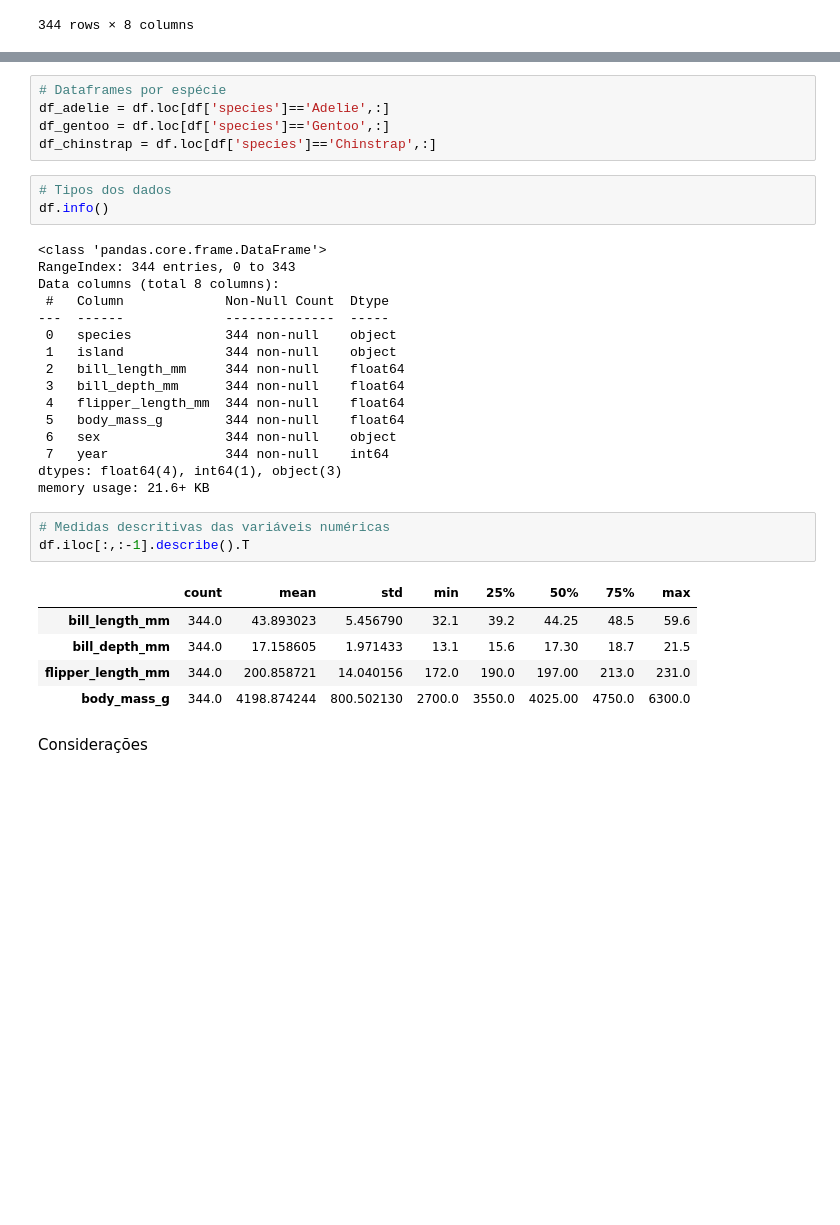
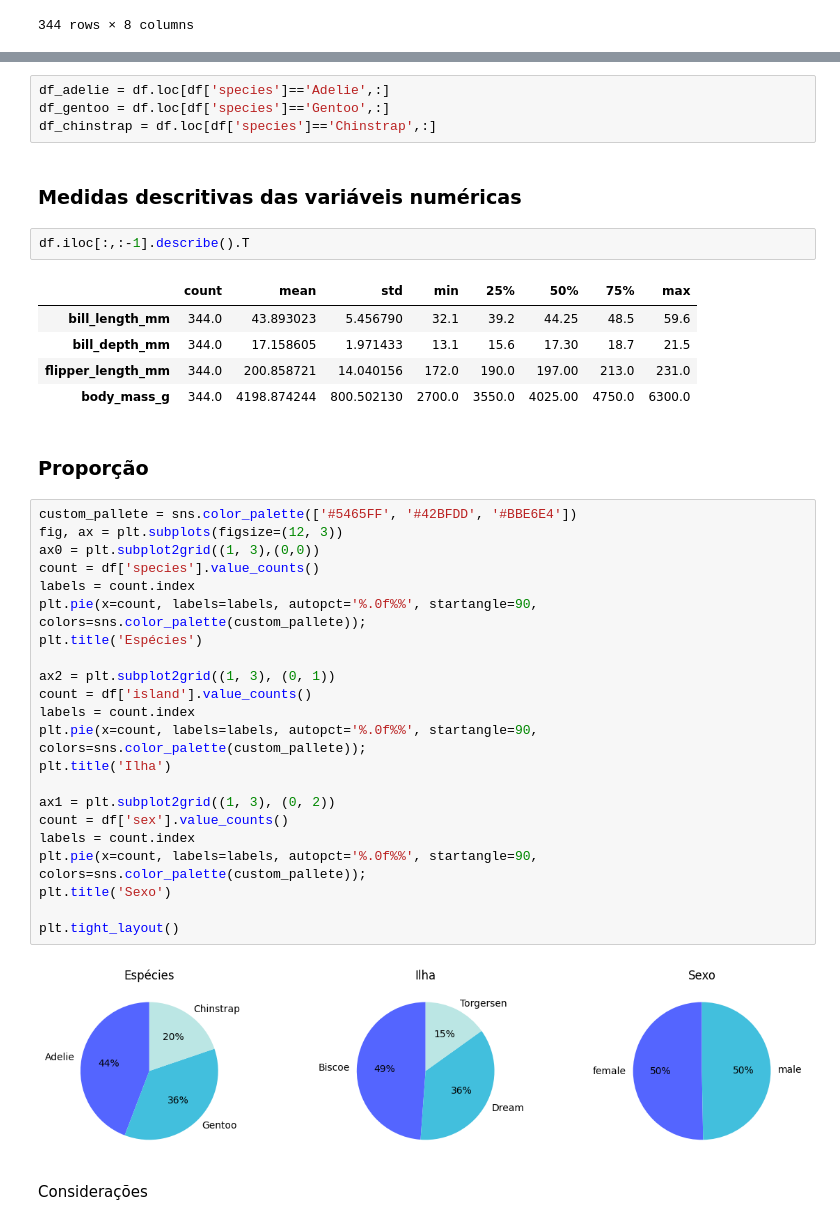
Before and after one commit to carolysg/projeto-pinguins, a Jupyter notebook: penguins.ipynb, the cells around one changed output, grey strips where cells are left out. Cells and saved outputs as stored; diff of their text form; blank space fills up the shorter version.

Commit message:
Análises de proporção

```diff
--- a/penguins.ipynb
+++ b/penguins.ipynb
@@ -231,29 +237,10 @@ dtype: int64
 # %%
-# Dataframes por espécie
 df_adelie = df.loc[df['species']=='Adelie',:]
 df_gentoo = df.loc[df['species']=='Gentoo',:]
 df_chinstrap = df.loc[df['species']=='Chinstrap',:]
-# %%
-# Tipos dos dados
-df.info()
-# %% [output]
-<class 'pandas.core.frame.DataFrame'>
-RangeIndex: 344 entries, 0 to 343
-Data columns (total 8 columns):
- #   Column             Non-Null Count  Dtype
----  ------             --------------  -----
- 0   species            344 non-null    object
- 1   island             344 non-null    object
- 2   bill_length_mm     344 non-null    float64
- 3   bill_depth_mm      344 non-null    float64
- 4   flipper_length_mm  344 non-null    float64
- 5   body_mass_g        344 non-null    float64
- 6   sex                344 non-null    object
- 7   year               344 non-null    int64
-dtypes: float64(4), int64(1), object(3)
-memory usage: 21.6+ KB
+# %% [markdown]
+### Medidas descritivas das variáveis numéricas
 # %%
-# Medidas descritivas das variáveis numéricas
 df.iloc[:,:-1].describe().T
 # %% [output]
 |  | count | mean | std | min | 25% | 50% | 75% | max |
@@ -261,5 +248,31 @@ df.iloc[:,:-1].describe().T
 | bill_depth_mm | 344.0 | 17.158605 | 1.971433 | 13.1 | 15.6 | 17.30 | 18.7 | 21.5 |
 | flipper_length_mm | 344.0 | 200.858721 | 14.040156 | 172.0 | 190.0 | 197.00 | 213.0 | 231.0 |
 | body_mass_g | 344.0 | 4198.874244 | 800.502130 | 2700.0 | 3550.0 | 4025.00 | 4750.0 | 6300.0 |
+# %% [markdown]
+### Proporção
+# %%
+custom_pallete = sns.color_palette(['#5465FF', '#42BFDD', '#BBE6E4'])
+fig, ax = plt.subplots(figsize=(12, 3))
+ax0 = plt.subplot2grid((1, 3),(0,0))
+count = df['species'].value_counts()
+labels = count.index
+plt.pie(x=count, labels=labels, autopct='%.0f%%', startangle=90, colors=sns.color_palette(custom_pallete));
+plt.title('Espécies')
+
+ax2 = plt.subplot2grid((1, 3), (0, 1))
+count = df['island'].value_counts()
+labels = count.index
+plt.pie(x=count, labels=labels, autopct='%.0f%%', startangle=90, colors=sns.color_palette(custom_pallete));
+plt.title('Ilha')
+
+ax1 = plt.subplot2grid((1, 3), (0, 2))
+count = df['sex'].value_counts()
+labels = count.index
+plt.pie(x=count, labels=labels, autopct='%.0f%%', startangle=90, colors=sns.color_palette(custom_pallete));
+plt.title('Sexo')
+
+plt.tight_layout()
+# %% [output]
+[figure, added]
 # %% [markdown]
 Considerações
```
Also changed, not shown: parts of 31 cells of this notebook.
